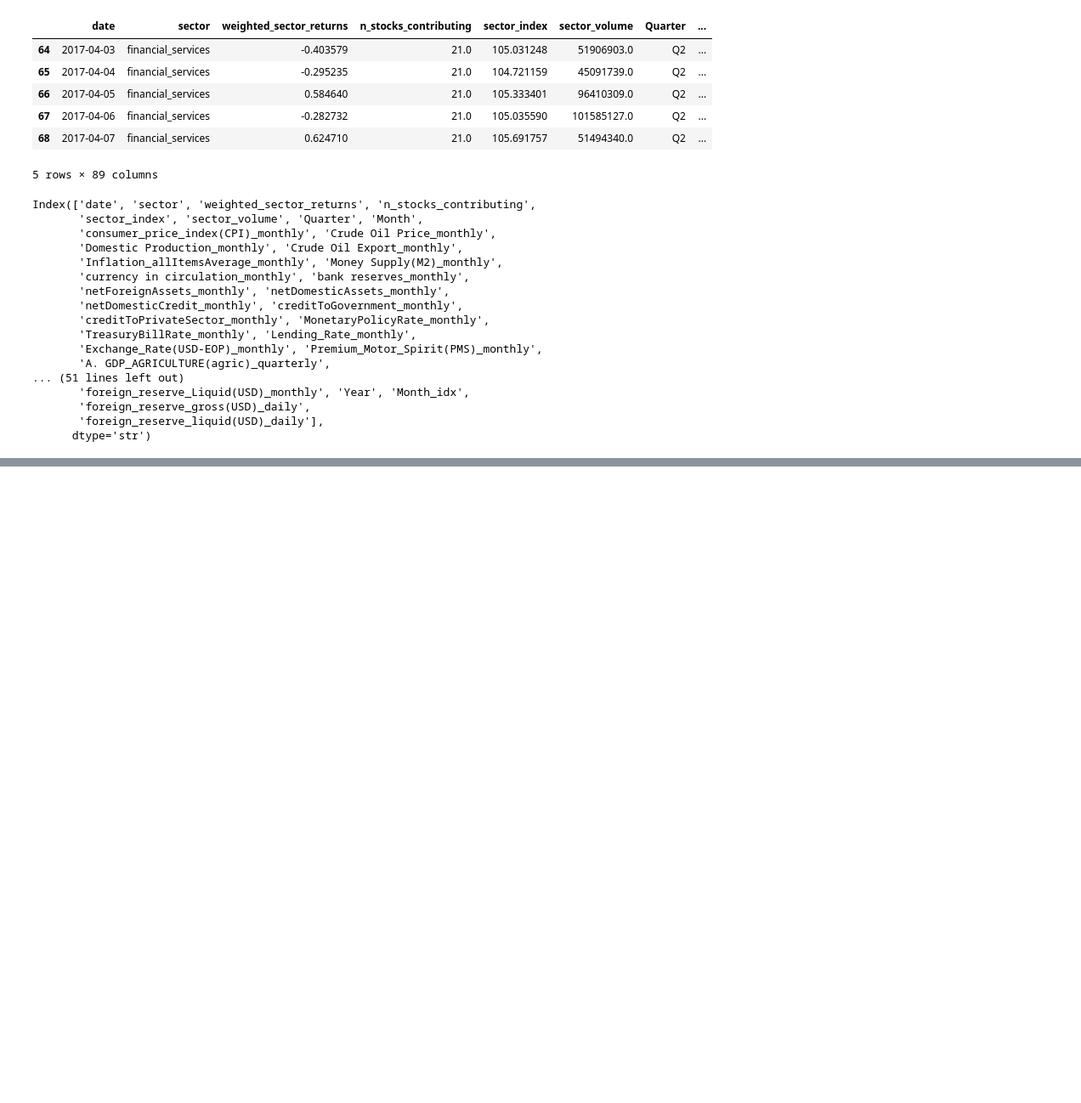
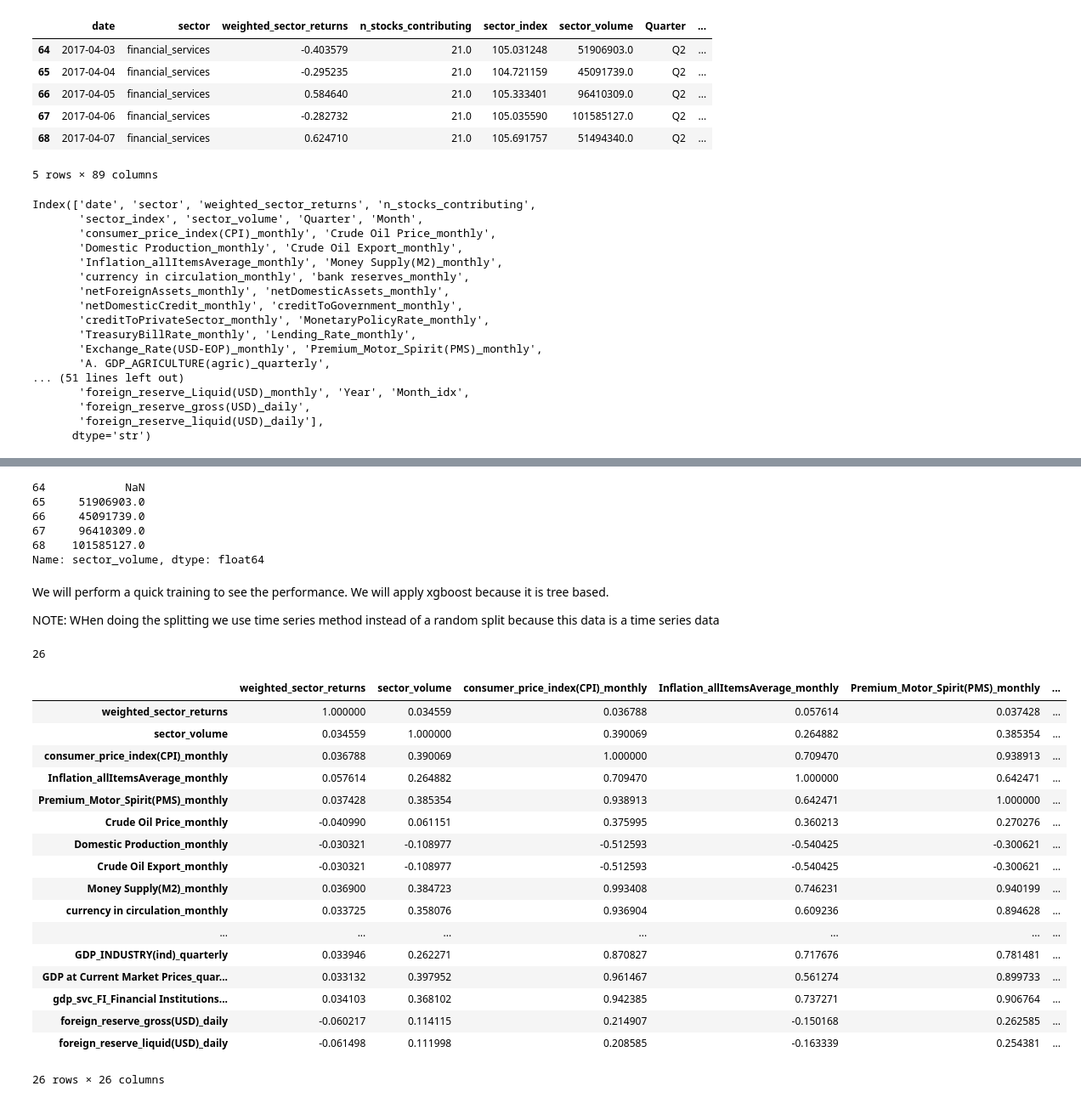
Before and after one commit to Udeani4/SectorLevel_StockPerformance_Predictoion, a Jupyter notebook: stock_sector_training.ipynb, the cells around one changed output, grey strips where cells are left out. Shown at 85% size. Drawn from its saved outputs; the diff is of its cells as text; code cells hidden in the pictures; blank space fills up the shorter version.

```diff
--- a/stock_sector_training.ipynb
+++ b/stock_sector_training.ipynb
@@ -179,5 +179,7 @@ Index(['date', 'sector', 'weighted_sector_returns', 'n_stocks_contributing',
        'foreign_reserve_gross(USD)_daily',
        'foreign_reserve_liquid(USD)_daily'],
       dtype='str')
+# %%
+finance_sector_ME_df.rename(columns={'A. GDP_AGRICULTURE(agric)_quarterly':'GDP_AGRICULTURE(agric)_quarterly', ' gdp_ind_mfg_Oil Refining_quarterly':'gdp_ind_mfg_Oil Refining_quarterly'}, inplace=True)
 # %%
 finance_sec_num_df = finance_sector_ME_df.select_dtypes(include="number")
@@ -199,0 +290,17 @@ finance_sec_num_df.corr()
+# %%
+## We will need to lag the sector_volume by 1 day to avoid leakage
+finance_sector_ME_df['sector_volume']=finance_sector_ME_df['sector_volume'].shift(1)
+finance_sector_ME_df['sector_volume'].head()
+# %% [output]
+64            NaN
+65     51906903.0
+66     45091739.0
+67     96410309.0
+68    101585127.0
+Name: sector_volume, dtype: float64
+# %%
+finance_sector_ME_df=finance_sector_ME_df.dropna()
+# %% [markdown]
+We will perform a quick training to see the performance. We will apply xgboost because it is tree based.
+
+NOTE: WHen doing the splitting we use time series method instead of a random split because this data is a time series data
@@ -199,0 +361,28 @@ finance_sec_num_df.corr()
+# %%
+len(X_y_finance_features)
+# %% [output]
+26
+# %%
+financial_sec_feat=finance_sector_ME_df[X_y_finance_features]
+# %%
+## We will inspect the correlations to remove redundant features ie avoidng collinearity
+financial_sec_feat.corr()
+# %% [output]
+|  | weighted_sector_returns | sector_volume | consumer_price_index(CPI)_monthly | Inflation_allItemsAverage_monthly | Premium_Motor_Spirit(PMS)_monthly | ... |
+| weighted_sector_returns | 1.000000 | 0.034559 | 0.036788 | 0.057614 | 0.037428 | ... |
+| sector_volume | 0.034559 | 1.000000 | 0.390069 | 0.264882 | 0.385354 | ... |
+| consumer_price_index(CPI)_monthly | 0.036788 | 0.390069 | 1.000000 | 0.709470 | 0.938913 | ... |
+| Inflation_allItemsAverage_monthly | 0.057614 | 0.264882 | 0.709470 | 1.000000 | 0.642471 | ... |
+| Premium_Motor_Spirit(PMS)_monthly | 0.037428 | 0.385354 | 0.938913 | 0.642471 | 1.000000 | ... |
+| Crude Oil Price_monthly | -0.040990 | 0.061151 | 0.375995 | 0.360213 | 0.270276 | ... |
+| Domestic Production_monthly | -0.030321 | -0.108977 | -0.512593 | -0.540425 | -0.300621 | ... |
+| Crude Oil Export_monthly | -0.030321 | -0.108977 | -0.512593 | -0.540425 | -0.300621 | ... |
+| Money Supply(M2)_monthly | 0.036900 | 0.384723 | 0.993408 | 0.746231 | 0.940199 | ... |
+| currency in circulation_monthly | 0.033725 | 0.358076 | 0.936904 | 0.609236 | 0.894628 | ... |
+| ... | ... | ... | ... | ... | ... | ... |
+| GDP_INDUSTRY(ind)_quarterly | 0.033946 | 0.262271 | 0.870827 | 0.717676 | 0.781481 | ... |
+| GDP at Current Market Prices_quar... | 0.033132 | 0.397952 | 0.961467 | 0.561274 | 0.899733 | ... |
+| gdp_svc_FI_Financial Institutions... | 0.034103 | 0.368102 | 0.942385 | 0.737271 | 0.906764 | ... |
+| foreign_reserve_gross(USD)_daily | -0.060217 | 0.114115 | 0.214907 | -0.150168 | 0.262585 | ... |
+| foreign_reserve_liquid(USD)_daily | -0.061498 | 0.111998 | 0.208585 | -0.163339 | 0.254381 | ... |
+26 rows × 26 columns
```
Also changed, not shown: parts of 29 cells of this notebook, 1 other file.
